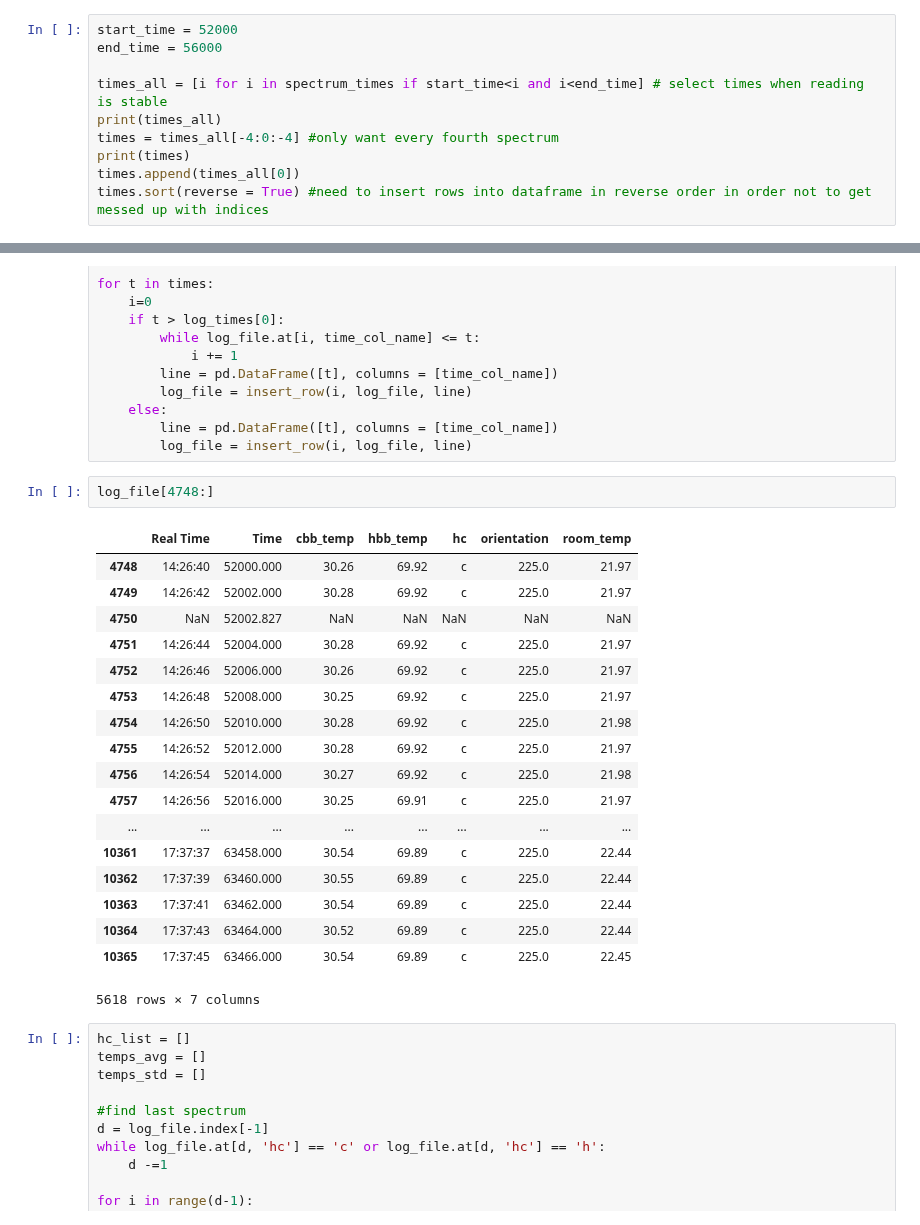
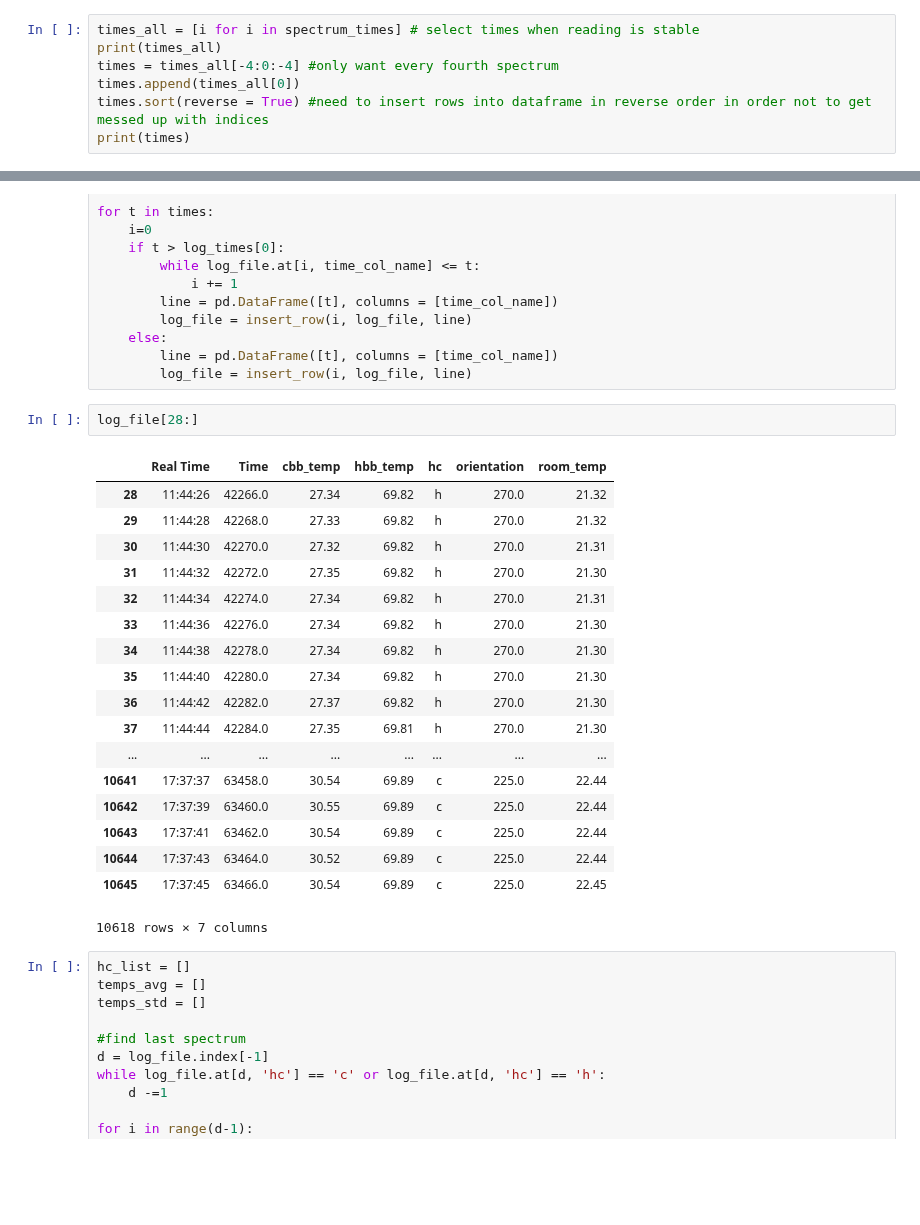
Before and after one commit to micolbedarida/MSci_Project, a Jupyter notebook: data_analysis_after_realignment.ipynb, the cells around one changed output, grey strips where cells are left out. Saved outputs shown, nothing was run; the diff lists cells and outputs as text; blank space fills up the shorter version.

```diff
--- a/data_analysis_after_realignment.ipynb
+++ b/data_analysis_after_realignment.ipynb
@@ -140,13 +140,10 @@ def insert_row(i, df, line):
     df = dfA.append(line).append(dfB).reset_index(drop = True) # Our code differs here
     return df
 # %%
-start_time = 52000
-end_time = 56000
-
-times_all = [i for i in spectrum_times if start_time<i and i<end_time] # select times when reading is stable
+times_all = [i for i in spectrum_times] # select times when reading is stable
 print(times_all)
 times = times_all[-4:0:-4] #only want every fourth spectrum
-print(times)
 times.append(times_all[0])
 times.sort(reverse = True) #need to insert rows into dataframe in reverse order in order not to get messed up with indices
+print(times)
 # %% [output]
@@ -167,26 +164,26 @@ for t in times:
         line = pd.DataFrame([t], columns = [time_col_name])
         log_file = insert_row(i, log_file, line)
 # %%
-log_file[4748:]
+log_file[28:]
 # %% [output]
 |  | Real Time | Time | cbb_temp | hbb_temp | hc | orientation | room_temp |
-| 4748 | 14:26:40 | 52000.000 | 30.26 | 69.92 | c | 225.0 | 21.97 |
-| 4749 | 14:26:42 | 52002.000 | 30.28 | 69.92 | c | 225.0 | 21.97 |
-| 4750 | NaN | 52002.827 | NaN | NaN | NaN | NaN | NaN |
-| 4751 | 14:26:44 | 52004.000 | 30.28 | 69.92 | c | 225.0 | 21.97 |
-| 4752 | 14:26:46 | 52006.000 | 30.26 | 69.92 | c | 225.0 | 21.97 |
-| 4753 | 14:26:48 | 52008.000 | 30.25 | 69.92 | c | 225.0 | 21.97 |
-| 4754 | 14:26:50 | 52010.000 | 30.28 | 69.92 | c | 225.0 | 21.98 |
-| 4755 | 14:26:52 | 52012.000 | 30.28 | 69.92 | c | 225.0 | 21.97 |
-| 4756 | 14:26:54 | 52014.000 | 30.27 | 69.92 | c | 225.0 | 21.98 |
-| 4757 | 14:26:56 | 52016.000 | 30.25 | 69.91 | c | 225.0 | 21.97 |
+| 28 | 11:44:26 | 42266.0 | 27.34 | 69.82 | h | 270.0 | 21.32 |
+| 29 | 11:44:28 | 42268.0 | 27.33 | 69.82 | h | 270.0 | 21.32 |
+| 30 | 11:44:30 | 42270.0 | 27.32 | 69.82 | h | 270.0 | 21.31 |
+| 31 | 11:44:32 | 42272.0 | 27.35 | 69.82 | h | 270.0 | 21.30 |
+| 32 | 11:44:34 | 42274.0 | 27.34 | 69.82 | h | 270.0 | 21.31 |
+| 33 | 11:44:36 | 42276.0 | 27.34 | 69.82 | h | 270.0 | 21.30 |
+| 34 | 11:44:38 | 42278.0 | 27.34 | 69.82 | h | 270.0 | 21.30 |
+| 35 | 11:44:40 | 42280.0 | 27.34 | 69.82 | h | 270.0 | 21.30 |
+| 36 | 11:44:42 | 42282.0 | 27.37 | 69.82 | h | 270.0 | 21.30 |
+| 37 | 11:44:44 | 42284.0 | 27.35 | 69.81 | h | 270.0 | 21.30 |
 | ... | ... | ... | ... | ... | ... | ... | ... |
-| 10361 | 17:37:37 | 63458.000 | 30.54 | 69.89 | c | 225.0 | 22.44 |
-| 10362 | 17:37:39 | 63460.000 | 30.55 | 69.89 | c | 225.0 | 22.44 |
-| 10363 | 17:37:41 | 63462.000 | 30.54 | 69.89 | c | 225.0 | 22.44 |
-| 10364 | 17:37:43 | 63464.000 | 30.52 | 69.89 | c | 225.0 | 22.44 |
-| 10365 | 17:37:45 | 63466.000 | 30.54 | 69.89 | c | 225.0 | 22.45 |
+| 10641 | 17:37:37 | 63458.0 | 30.54 | 69.89 | c | 225.0 | 22.44 |
+| 10642 | 17:37:39 | 63460.0 | 30.55 | 69.89 | c | 225.0 | 22.44 |
+| 10643 | 17:37:41 | 63462.0 | 30.54 | 69.89 | c | 225.0 | 22.44 |
+| 10644 | 17:37:43 | 63464.0 | 30.52 | 69.89 | c | 225.0 | 22.44 |
+| 10645 | 17:37:45 | 63466.0 | 30.54 | 69.89 | c | 225.0 | 22.45 |
-5618 rows × 7 columns
+10618 rows × 7 columns
 # %%
 hc_list = []
 temps_avg = []
```
Also changed, not shown: parts of 10 cells of this notebook, 1 other file.
